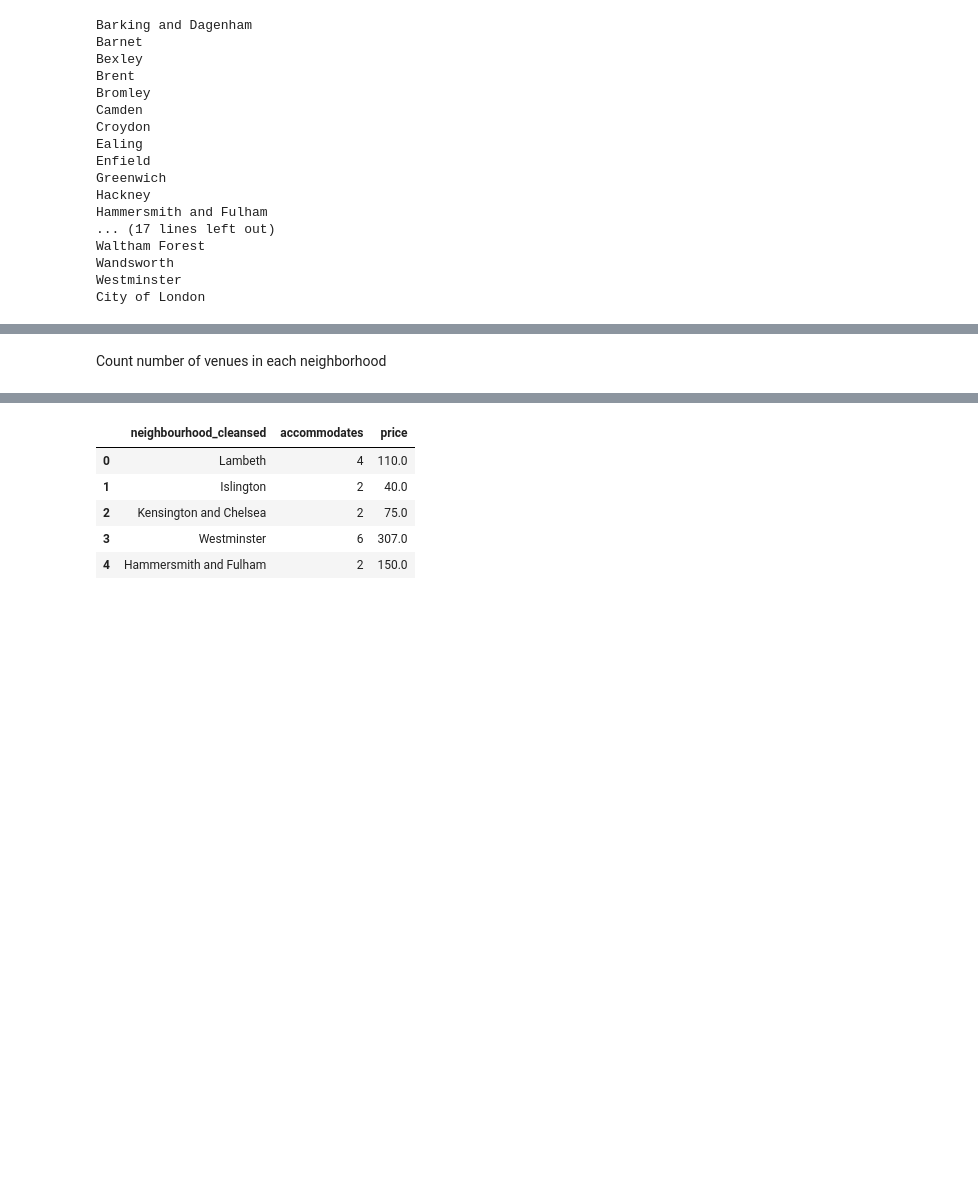
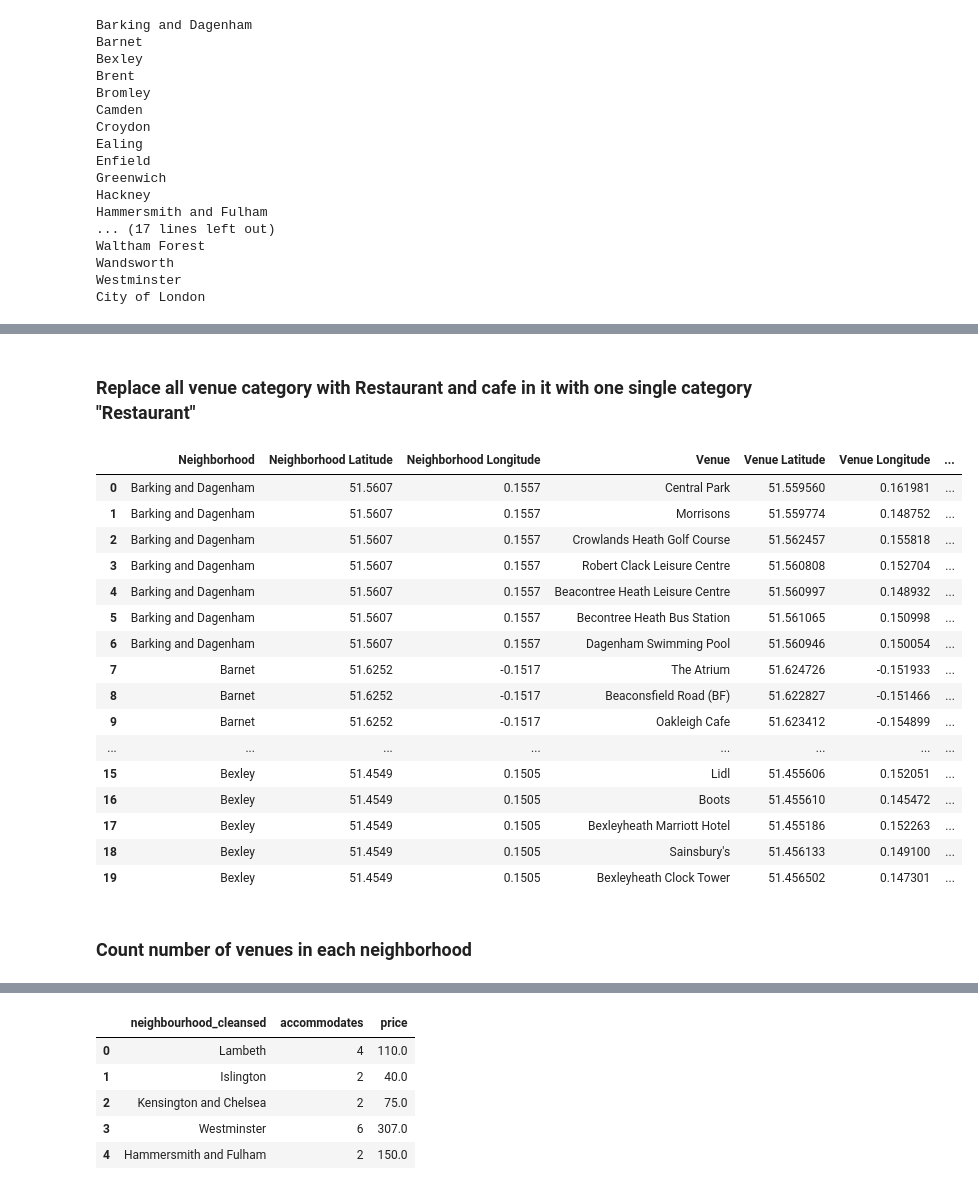
Before and after one commit to szwzy/ADSCapstone, a Jupyter notebook: The Best Place for Airbnb in London.ipynb, the cells around one changed output, grey strips where cells are left out. Saved outputs shown, nothing was run; the diff lists cells and outputs as text; code cells hidden in the pictures; blank space fills up the shorter version.

```diff
--- a/The Best Place for Airbnb in London.ipynb
+++ b/The Best Place for Airbnb in London.ipynb
@@ -59,0 +85,15 @@ df_london.shape
+# %%
+map_london = folium.Map(location=[51.5155,-0.0922], zoom_start=11)
+for lat, lng, label in zip(df_london['Latitude'], df_london['Longitude'], df_london['Borough']):
+    label = folium.Popup(label, parse_html=True)
+    folium.CircleMarker(
+        [lat, lng],
+        radius=5,
+        popup=label,
+        color='blue',
+        fill=True,
+        fill_color='#3186cc',
+        fill_opacity=0.7,
+        parse_html=False).add_to(map_london)
+
+map_london
@@ -79,5 +121,5 @@ CLIENT_SECRET:IRVTNCASERYLWAVUBRMEO1AAYQAIG4VK13U5FU2CWZVSZLSZ
 # %%
-def getNearbyVenues(names, latitudes, longitudes, radius=1000):
+def getNearbyVenues(names, latitudes, longitudes, radius=500):
 
     venues_list=[]
     for name, lat, lng in zip(names, latitudes, longitudes):
@@ -143,3 +194,30 @@ City of London
+# %% [markdown]
+### Replace all venue category with Restaurant and cafe in it with one single category "Restaurant"
+# %%
+
+Lon_venues['Venue Category'] = np.where(Lon_venues['Venue Category'].str.contains('Restaurant'), 'Restaurant', Lon_venues['Venue Category'])
+
+Lon_venues['Venue Category'] = np.where(Lon_venues['Venue Category'].str.contains('Café'), 'Restaurant', Lon_venues['Venue Category'])
+# %%
+Lon_venues.head(20)
+# %% [output]
+|  | Neighborhood | Neighborhood Latitude | Neighborhood Longitude | Venue | Venue Latitude | Venue Longitude | ... |
+| 0 | Barking and Dagenham | 51.5607 | 0.1557 | Central Park | 51.559560 | 0.161981 | ... |
+| 1 | Barking and Dagenham | 51.5607 | 0.1557 | Morrisons | 51.559774 | 0.148752 | ... |
+| 2 | Barking and Dagenham | 51.5607 | 0.1557 | Crowlands Heath Golf Course | 51.562457 | 0.155818 | ... |
+| 3 | Barking and Dagenham | 51.5607 | 0.1557 | Robert Clack Leisure Centre | 51.560808 | 0.152704 | ... |
+| 4 | Barking and Dagenham | 51.5607 | 0.1557 | Beacontree Heath Leisure Centre | 51.560997 | 0.148932 | ... |
+| 5 | Barking and Dagenham | 51.5607 | 0.1557 | Becontree Heath Bus Station | 51.561065 | 0.150998 | ... |
+| 6 | Barking and Dagenham | 51.5607 | 0.1557 | Dagenham Swimming Pool | 51.560946 | 0.150054 | ... |
+| 7 | Barnet | 51.6252 | -0.1517 | The Atrium | 51.624726 | -0.151933 | ... |
+| 8 | Barnet | 51.6252 | -0.1517 | Beaconsfield Road (BF) | 51.622827 | -0.151466 | ... |
+| 9 | Barnet | 51.6252 | -0.1517 | Oakleigh Cafe | 51.623412 | -0.154899 | ... |
+| ... | ... | ... | ... | ... | ... | ... | ... |
+| 15 | Bexley | 51.4549 | 0.1505 | Lidl | 51.455606 | 0.152051 | ... |
+| 16 | Bexley | 51.4549 | 0.1505 | Boots | 51.455610 | 0.145472 | ... |
+| 17 | Bexley | 51.4549 | 0.1505 | Bexleyheath Marriott Hotel | 51.455186 | 0.152263 | ... |
+| 18 | Bexley | 51.4549 | 0.1505 | Sainsbury's | 51.456133 | 0.149100 | ... |
+| 19 | Bexley | 51.4549 | 0.1505 | Bexleyheath Clock Tower | 51.456502 | 0.147301 | ... |
 # %% [markdown]
-Count number of venues in each neighborhood
+### Count number of venues in each neighborhood
 # %%
```
Also changed, not shown: parts of 61 cells of this notebook.
